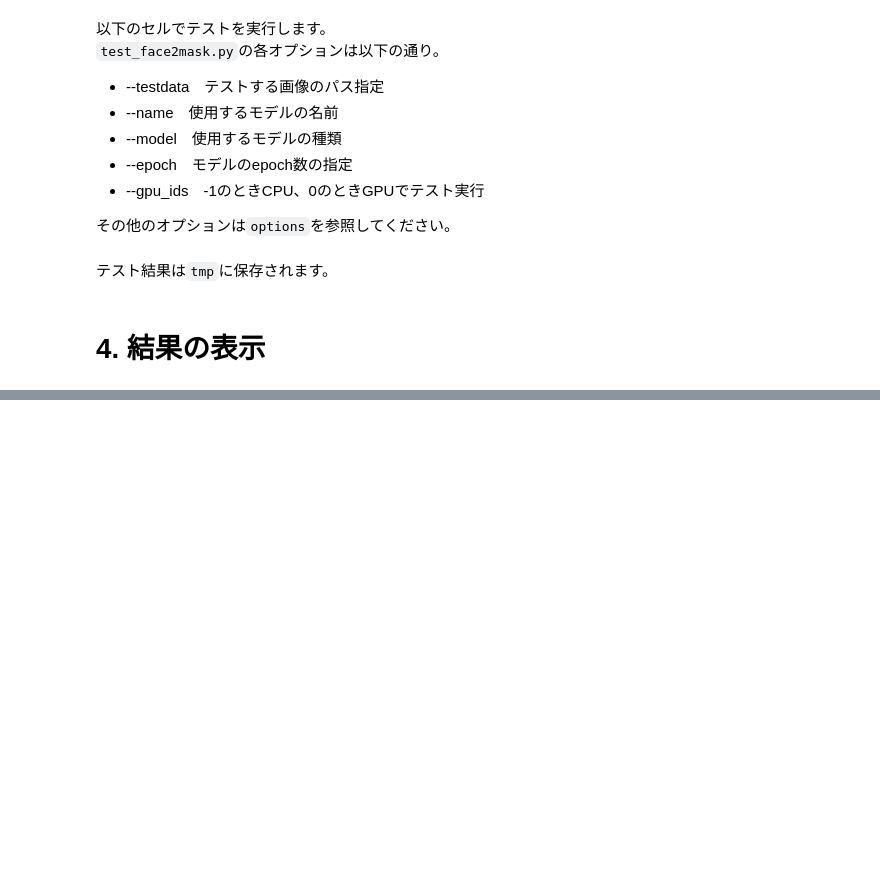
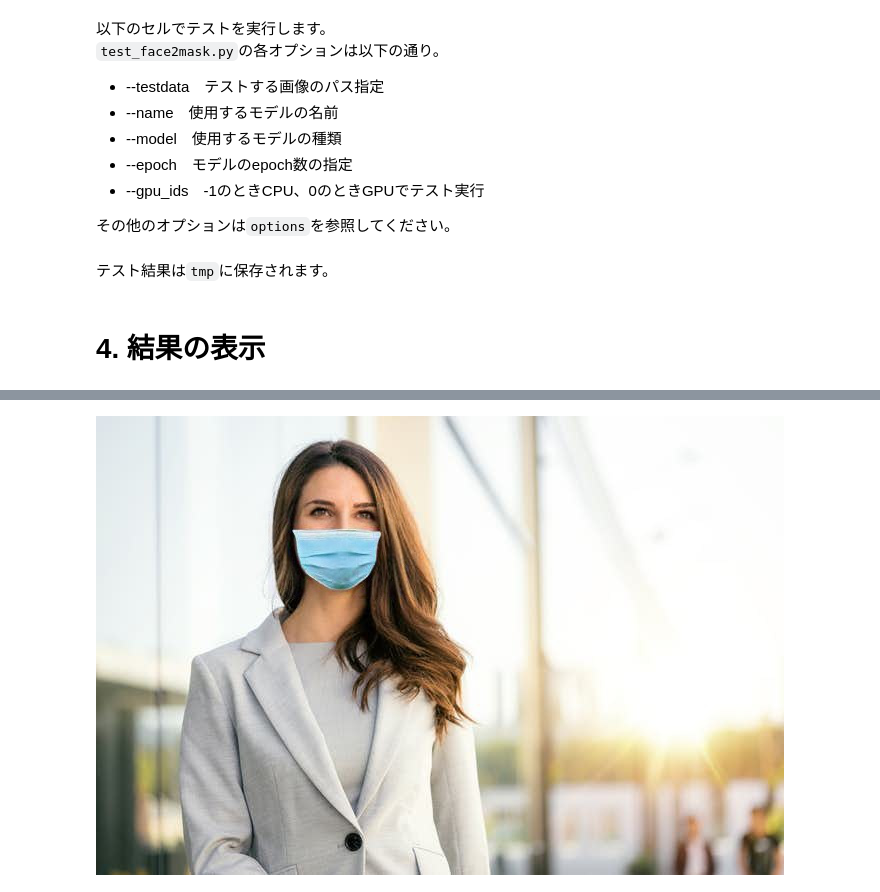
Before and after one commit to varus1234/face2mask-2, a Jupyter notebook: notebooks/test.ipynb, the cells around one changed output, grey strips where cells are left out. Cells and saved outputs as stored; diff of their text form; code cells hidden in the pictures; blank space fills up the shorter version.

```diff
--- a/notebooks/test.ipynb
+++ b/notebooks/test.ipynb
@@ -103,6 +163,8 @@ for face_name in faces_name:
 # %%
 # 出力結果画像の表示
 from PIL import Image
 
-img = Image.open('tmp/result/sample2_masked.jpg')
+img = Image.open('tmp/result/sample1_masked.jpg')
 img
+# %% [output]
+[figure, added]
```
Also changed, not shown: parts of 9 cells of this notebook, 6 other files.
